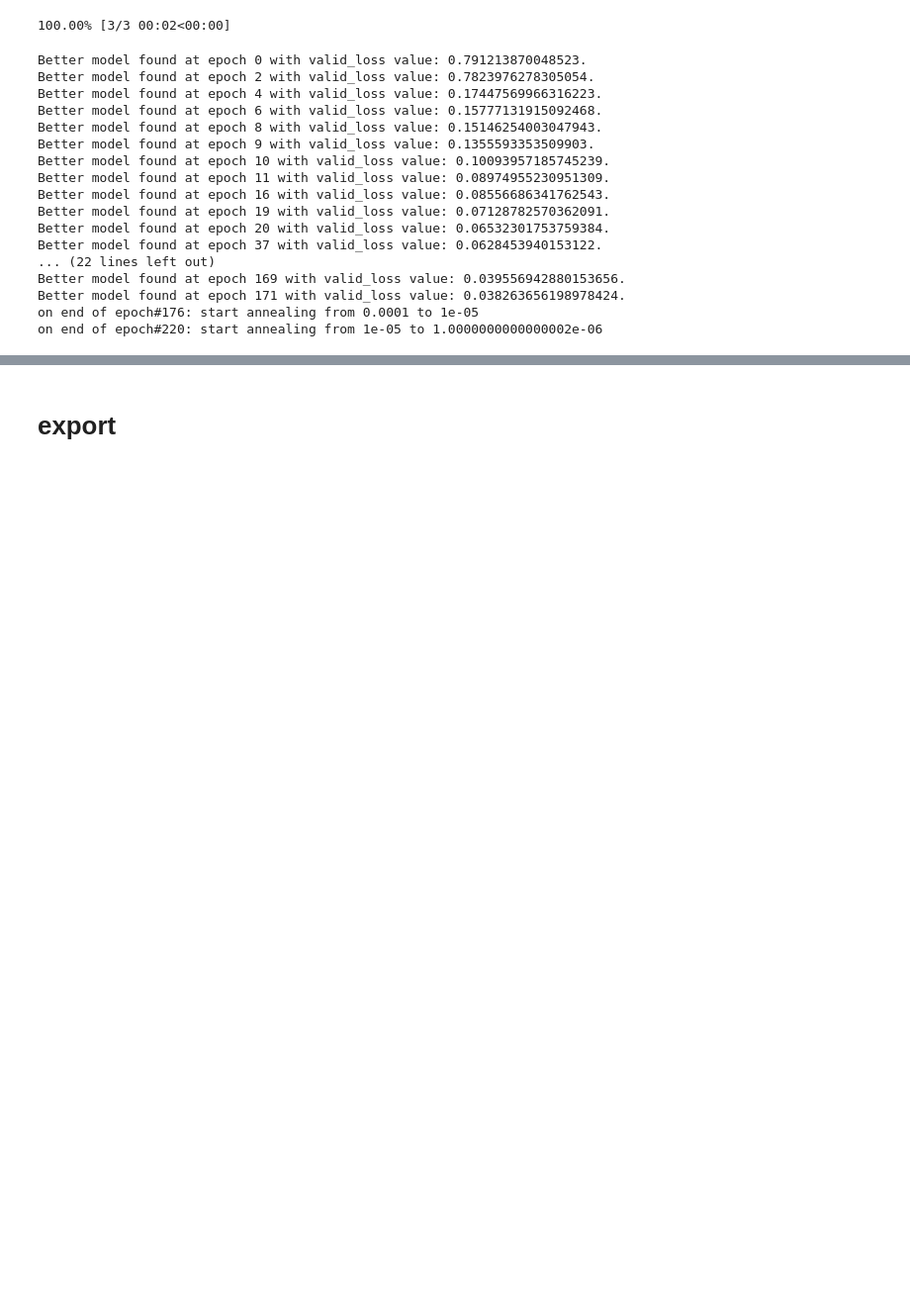
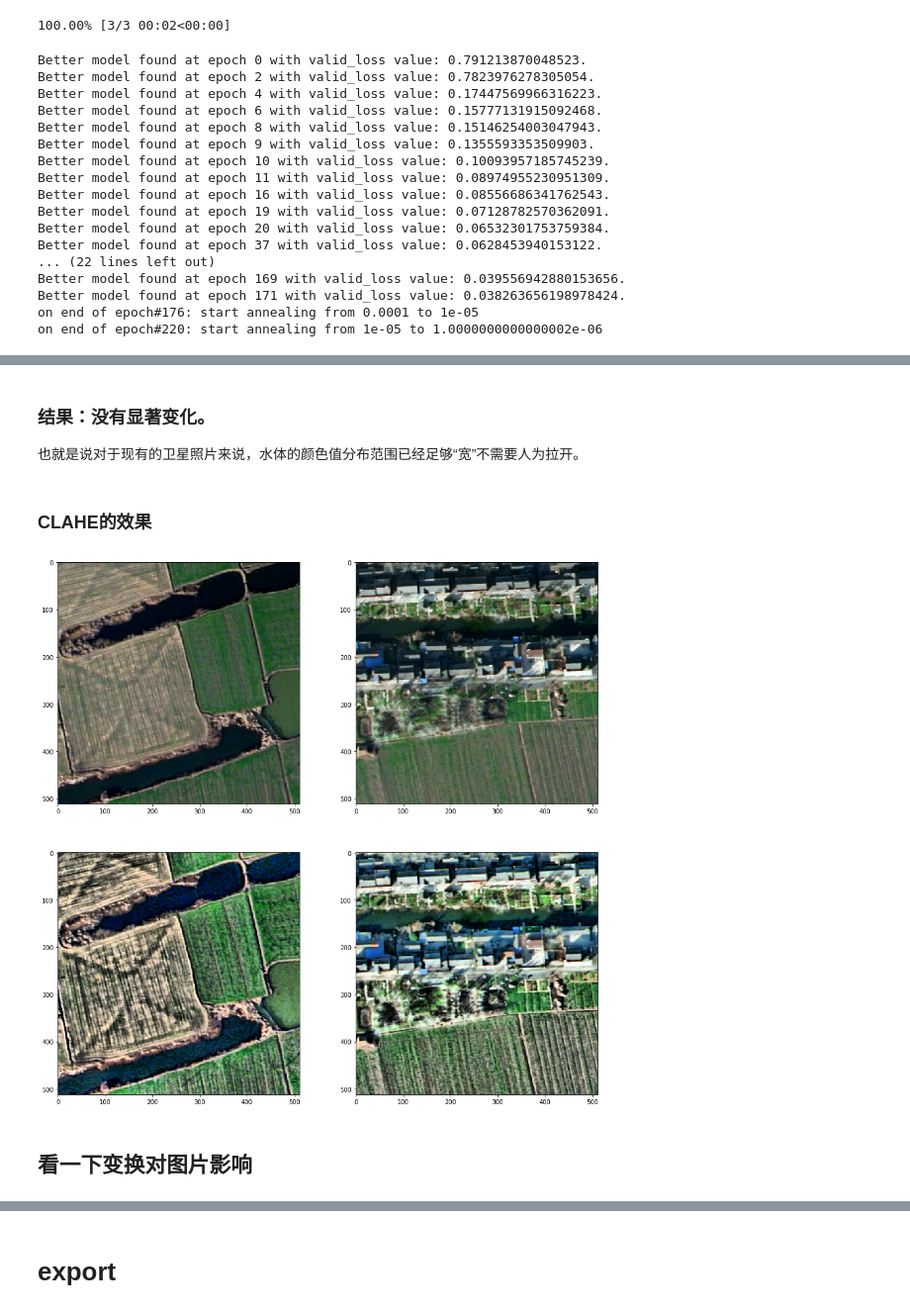
Before and after one commit to uid42/image_segmentation_demo, a Jupyter notebook: train_eval.ipynb, the cells around one changed output, grey strips where cells are left out. Shown at 99% size. Drawn from its saved outputs; the diff is of its cells as text; code cells hidden in the pictures; blank space fills up the shorter version.

```diff
--- a/train_eval.ipynb
+++ b/train_eval.ipynb
@@ -1031,0 +1430,17 @@ backup_train_logs(tag)
+# %% [markdown]
+### 结果：没有显著变化。
+也就是说对于现有的卫星照片来说，水体的颜色值分布范围已经足够“宽”不需要人为拉开。
+# %% [markdown]
+### CLAHE的效果
+# %%
+rootdir = './data/dataset_20200715/image/'
+imgfns = ['00000.png', '00001.png']
+fig, axs = plt.subplots(2, 2, figsize=(16, 16))
+for i in range(len(imgfns)):
+    axs[0, i].imshow(PIL.Image.open(rootdir + imgfns[i]))
+for i in range(len(imgfns)):
+    axs[1, i].imshow(nb_databunch.imgp_CLAHE(PIL.Image.open(rootdir + imgfns[i])))
+# %% [output]
+[figure, added]
+# %% [markdown]
+## 看一下变换对图片影响
```
Also changed, not shown: parts of 53 cells of this notebook.
